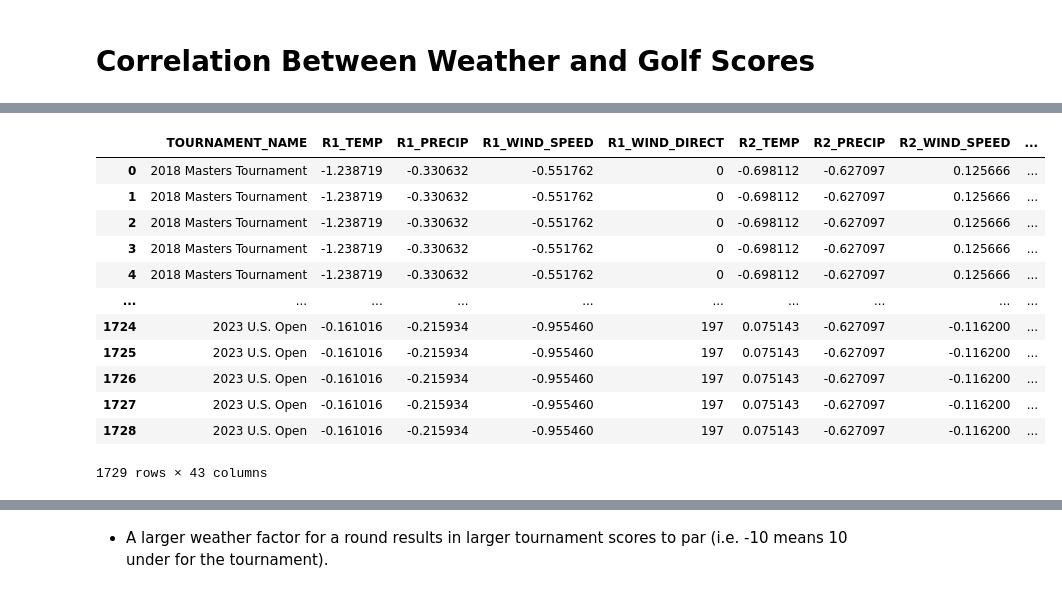
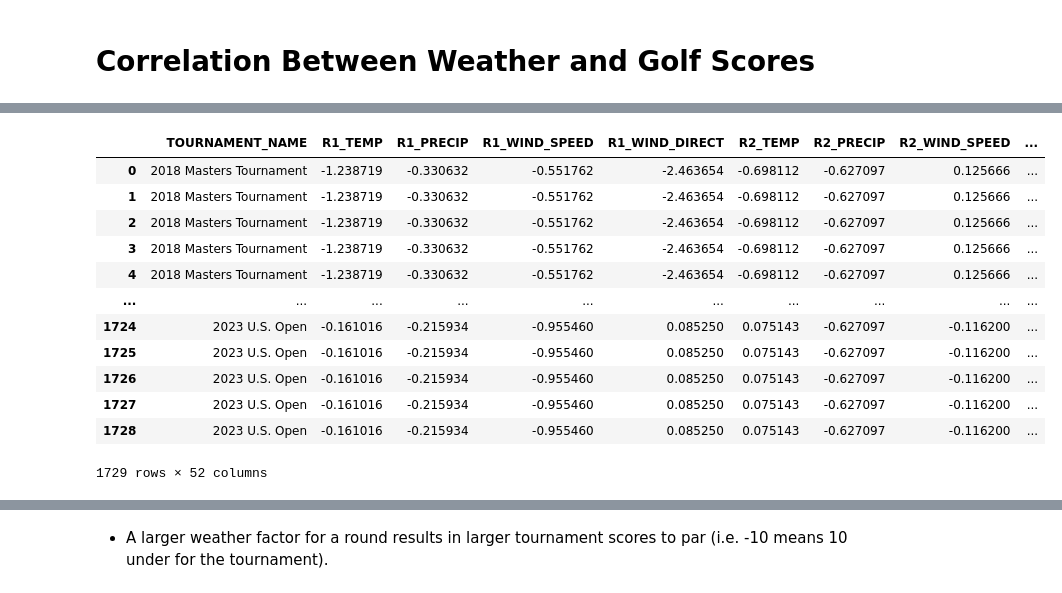
Before and after one commit to nickospelt/PGA_Score_Predictor, a Jupyter notebook: Model Development/exploratory.ipynb, the cells around one changed output, grey strips where cells are left out. Drawn from its saved outputs; the diff is of its cells as text; code cells hidden in the pictures.

```diff
--- a/Model Development/exploratory.ipynb
+++ b/Model Development/exploratory.ipynb
@@ -7,8 +9,6 @@ import pandas as pd
 # %% [markdown]
 ## Pull Data
 # %%
-conn = sqlite3.connect('/Users/nickospelt/Documents/App_Projects/PGA_Score_Predictor/Data/PGA_SQL_DB/PGA.db')
-
 player_tournament_query = """SELECT *,
  (CASE
      WHEN UPPER(TOURNAMENT_NAME) LIKE "%MASTERS%" THEN 1.0
@@ -16,8 +16,17 @@ player_tournament_query = """SELECT *,
      WHEN UPPER(TOURNAMENT_NAME) LIKE "%THE OPEN%" THEN 3.0
      WHEN UPPER(TOURNAMENT_NAME) LIKE "%PGA%" THEN 4.0
      WHEN UPPER(TOURNAMENT_NAME) LIKE "%PLAYERS%" THEN 5.0
-  END) / 5 AS TOURNAMENT_F,
+  END) AS TOURNAMENT_F,
+  R1_WIND_SPEED * R1_WIND_DIRECT AS R1_WIND_FACT,
+  R2_WIND_SPEED * R2_WIND_DIRECT AS R2_WIND_FACT,
+  R3_WIND_SPEED * R3_WIND_DIRECT AS R3_WIND_FACT,
+  R4_WIND_SPEED * R4_WIND_DIRECT AS R4_WIND_FACT,
+  R1_SCORE - PAR AS R1_SCORE_TO_PAR,
+  R2_SCORE - PAR AS R2_SCORE_TO_PAR,
+  R3_SCORE - PAR AS R3_SCORE_TO_PAR,
+  R4_SCORE - PAR AS R4_SCORE_TO_PAR,
   (R1_SCORE + R2_SCORE + R3_SCORE + R4_SCORE) AS TOTAL_SCORE,
+  (R1_SCORE + R2_SCORE + R3_SCORE + R4_SCORE) - (PAR * 4) AS TOTAL_SCORE_TO_PAR,
   (R1_TEMP + R2_TEMP + R3_TEMP + R4_TEMP) / 4 AS AVG_TEMP,
   (R1_PRECIP + R2_PRECIP + R3_PRECIP + R4_PRECIP) / 4 AS AVG_PRECIP,
   (R1_WIND_SPEED + R2_WIND_SPEED + R3_WIND_SPEED + R4_WIND_SPEED) / 4 AS AVG_WIND_SPEED
@@ -73,39 +143,39 @@ Round 4: Mean: 71.65587044534414, STD: 3.2079042746094735
 # %%
 # Create weather feature (Weighted average of temp, precipiation, and wind speed)
-def weather_weighted_average(temp, precip, wind_speed):
-    weights = [0.3, 0.3, 0.4]
-    return (temp * weights[0] + precip * weights[1] + wind_speed * weights[2]) / (weights[0] + weights[1] + weights[2])
+def weather_weighted_average(temp, precip, wind_speed, wind_direct, wind_fact):
+    weights = [0.2, 0.3, 0.5]
+    return (temp * -1 * weights[0] + precip * weights[1] + wind_speed * weights[2]) / (weights[0] + weights[1] + weights[2])
 
 scaler = StandardScaler()
-raw_player_tournament_df[['R1_TEMP', 'R1_PRECIP', 'R1_WIND_SPEED',
-'R2_TEMP', 'R2_PRECIP', 'R2_WIND_SPEED',
-'R3_TEMP', 'R3_PRECIP', 'R3_WIND_SPEED',
-'R4_TEMP', 'R4_PRECIP', 'R4_WIND_SPEED']] = scaler.fit_transform(raw_player_tournament_df[['R1_TEMP', 'R1_PRECIP', 'R1_WIND_SPEED',
-'R2_TEMP', 'R2_PRECIP', 'R2_WIND_SPEED',
-'R3_TEMP', 'R3_PRECIP', 'R3_WIND_SPEED',
-'R4_TEMP', 'R4_PRECIP', 'R4_WIND_SPEED']])
+raw_player_tournament_df[['R1_TEMP', 'R1_PRECIP', 'R1_WIND_SPEED', 'R1_WIND_DIRECT', 'R1_WIND_FACT',
+'R2_TEMP', 'R2_PRECIP', 'R2_WIND_SPEED', 'R2_WIND_DIRECT', 'R2_WIND_FACT',
+'R3_TEMP', 'R3_PRECIP', 'R3_WIND_SPEED', 'R3_WIND_DIRECT', 'R3_WIND_FACT',
+'R4_TEMP', 'R4_PRECIP', 'R4_WIND_SPEED', 'R4_WIND_DIRECT', 'R4_WIND_FACT', ]] = scaler.fit_transform(raw_player_tournament_df[['R1_TEMP', 'R1_PRECIP', 'R1_WIND_SPEED', 'R1_WIND_DIRECT', 'R1_WIND_FACT',
+'R2_TEMP', 'R2_PRECIP', 'R2_WIND_SPEED', 'R2_WIND_DIRECT', 'R2_WIND_FACT',
+'R3_TEMP', 'R3_PRECIP', 'R3_WIND_SPEED', 'R3_WIND_DIRECT', 'R3_WIND_FACT',
+'R4_TEMP', 'R4_PRECIP', 'R4_WIND_SPEED', 'R4_WIND_DIRECT', 'R4_WIND_FACT', ]])
 
 raw_player_tournament_df['R1_WEATHER_FACTOR'] = raw_player_tournament_df.apply(lambda row:
-    weather_weighted_average(row['R1_TEMP'], row['R1_PRECIP'], row['R1_WIND_SPEED']), axis=1)
+    weather_weighted_average(row['R1_TEMP'], row['R1_PRECIP'], row['R1_WIND_SPEED'], row['R1_WIND_DIRECT'], row['R1_WIND_FACT']), axis=1)
 raw_player_tournament_df['R2_WEATHER_FACTOR'] = raw_player_tournament_df.apply(lambda row:
-    weather_weighted_average(row['R2_TEMP'], row['R2_PRECIP'], row['R2_WIND_SPEED']), axis=1)
+    weather_weighted_average(row['R2_TEMP'], row['R2_PRECIP'], row['R2_WIND_SPEED'], row['R2_WIND_DIRECT'], row['R2_WIND_FACT']), axis=1)
 raw_player_tournament_df['R3_WEATHER_FACTOR'] = raw_player_tournament_df.apply(lambda row:
-    weather_weighted_average(row['R3_TEMP'], row['R3_PRECIP'], row['R3_WIND_SPEED']), axis=1)
+    weather_weighted_average(row['R3_TEMP'], row['R3_PRECIP'], row['R3_WIND_SPEED'], row['R3_WIND_DIRECT'], row['R3_WIND_FACT']), axis=1)
 raw_player_tournament_df['R4_WEATHER_FACTOR'] = raw_player_tournament_df.apply(lambda row:
-    weather_weighted_average(row['R4_TEMP'], row['R4_PRECIP'], row['R4_WIND_SPEED']), axis=1)
+    weather_weighted_average(row['R4_TEMP'], row['R4_PRECIP'], row['R4_WIND_SPEED'], row['R4_WIND_DIRECT'], row['R4_WIND_FACT']), axis=1)
 
 raw_player_tournament_df
 # %% [output]
 |  | TOURNAMENT_NAME | R1_TEMP | R1_PRECIP | R1_WIND_SPEED | R1_WIND_DIRECT | R2_TEMP | R2_PRECIP | R2_WIND_SPEED | ... |
-| 0 | 2018 Masters Tournament | -1.238719 | -0.330632 | -0.551762 | 0 | -0.698112 | -0.627097 | 0.125666 | ... |
-| 1 | 2018 Masters Tournament | -1.238719 | -0.330632 | -0.551762 | 0 | -0.698112 | -0.627097 | 0.125666 | ... |
-| 2 | 2018 Masters Tournament | -1.238719 | -0.330632 | -0.551762 | 0 | -0.698112 | -0.627097 | 0.125666 | ... |
-| 3 | 2018 Masters Tournament | -1.238719 | -0.330632 | -0.551762 | 0 | -0.698112 | -0.627097 | 0.125666 | ... |
-| 4 | 2018 Masters Tournament | -1.238719 | -0.330632 | -0.551762 | 0 | -0.698112 | -0.627097 | 0.125666 | ... |
+| 0 | 2018 Masters Tournament | -1.238719 | -0.330632 | -0.551762 | -2.463654 | -0.698112 | -0.627097 | 0.125666 | ... |
+| 1 | 2018 Masters Tournament | -1.238719 | -0.330632 | -0.551762 | -2.463654 | -0.698112 | -0.627097 | 0.125666 | ... |
+| 2 | 2018 Masters Tournament | -1.238719 | -0.330632 | -0.551762 | -2.463654 | -0.698112 | -0.627097 | 0.125666 | ... |
+| 3 | 2018 Masters Tournament | -1.238719 | -0.330632 | -0.551762 | -2.463654 | -0.698112 | -0.627097 | 0.125666 | ... |
+| 4 | 2018 Masters Tournament | -1.238719 | -0.330632 | -0.551762 | -2.463654 | -0.698112 | -0.627097 | 0.125666 | ... |
 | ... | ... | ... | ... | ... | ... | ... | ... | ... | ... |
-| 1724 | 2023 U.S. Open | -0.161016 | -0.215934 | -0.955460 | 197 | 0.075143 | -0.627097 | -0.116200 | ... |
-| 1725 | 2023 U.S. Open | -0.161016 | -0.215934 | -0.955460 | 197 | 0.075143 | -0.627097 | -0.116200 | ... |
-| 1726 | 2023 U.S. Open | -0.161016 | -0.215934 | -0.955460 | 197 | 0.075143 | -0.627097 | -0.116200 | ... |
-| 1727 | 2023 U.S. Open | -0.161016 | -0.215934 | -0.955460 | 197 | 0.075143 | -0.627097 | -0.116200 | ... |
-| 1728 | 2023 U.S. Open | -0.161016 | -0.215934 | -0.955460 | 197 | 0.075143 | -0.627097 | -0.116200 | ... |
+| 1724 | 2023 U.S. Open | -0.161016 | -0.215934 | -0.955460 | 0.085250 | 0.075143 | -0.627097 | -0.116200 | ... |
+| 1725 | 2023 U.S. Open | -0.161016 | -0.215934 | -0.955460 | 0.085250 | 0.075143 | -0.627097 | -0.116200 | ... |
+| 1726 | 2023 U.S. Open | -0.161016 | -0.215934 | -0.955460 | 0.085250 | 0.075143 | -0.627097 | -0.116200 | ... |
+| 1727 | 2023 U.S. Open | -0.161016 | -0.215934 | -0.955460 | 0.085250 | 0.075143 | -0.627097 | -0.116200 | ... |
+| 1728 | 2023 U.S. Open | -0.161016 | -0.215934 | -0.955460 | 0.085250 | 0.075143 | -0.627097 | -0.116200 | ... |
-1729 rows × 43 columns
+1729 rows × 52 columns
```
Also changed, not shown: parts of 16 cells of this notebook, 49 other files.
